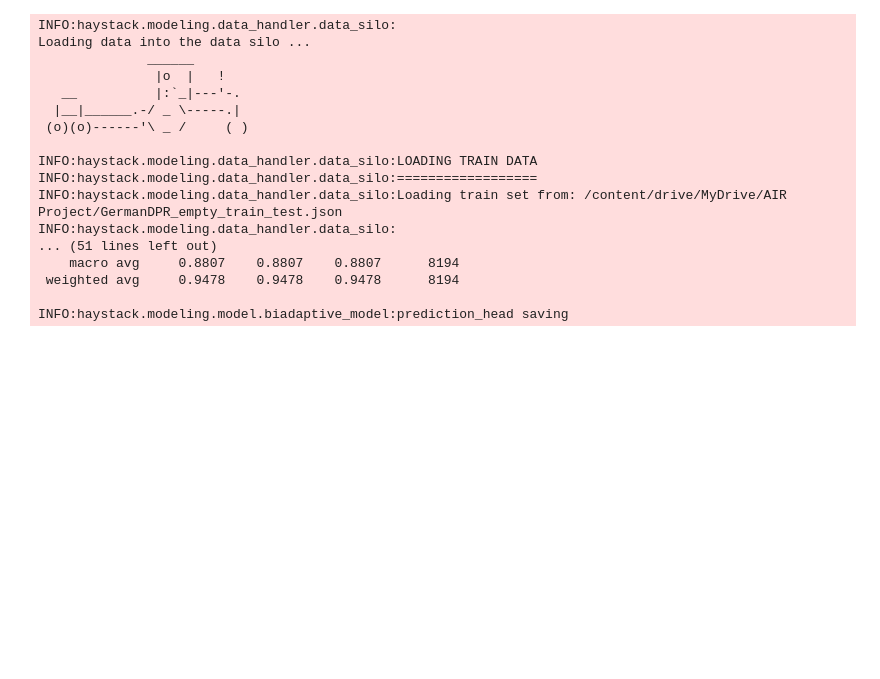
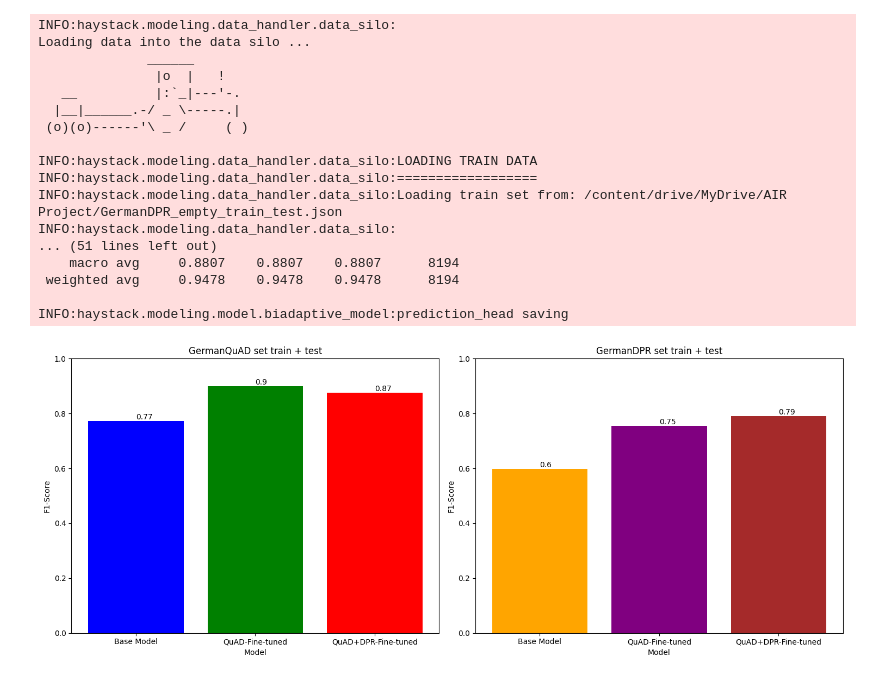
Before and after one commit to ValentinForster/AIRGroup14, a Jupyter notebook: Copy_of_AIR_Project_Colab_Haystack.ipynb, the cells around one changed output. Cells and saved outputs as stored; diff of their text form; code cells hidden in the pictures; blank space fills up the shorter version.

```diff
--- a/Copy_of_AIR_Project_Colab_Haystack.ipynb
+++ b/Copy_of_AIR_Project_Colab_Haystack.ipynb
@@ -398,27 +398,34 @@ INFO:haystack.modeling.model.biadaptive_model:prediction_head saving
 # %%
 import matplotlib.pyplot as plt
 
-models = ['Base Model', 'Fine-tuned', 'Testing with Train']
-values = [0.5458257713248639, 0.9060798548094374, 0.8825316895294322]
-f1_scores_germaquad = [0.5458257713248639, 0.9060798548094374, 0.8825316895294322]
-f1_scores_germandpr = [0.41853658536585364, 0.7736585365853659, 0.7715363881401616]
+models = ['Base Model', 'QuAD-Fine-tuned', 'QuAD+DPR-Fine-tuned']
+f1_scores_germaquad = [0.7731397459165156, 0.8992740471869328, 0.8747731397459164]
+f1_scores_germandpr = [0.5980487804878049, 0.7541463414634146, 0.791219512195122]
 
 fig, axes = plt.subplots(nrows=1, ncols=2, figsize=(15, 6))
 
 # germaquad
-axes[0].bar(models, f1_scores_germaquad, color=['blue', 'green', 'red'])
-axes[0].set_title('GermanQuAD')
+bars1 = axes[0].bar(models, f1_scores_germaquad, color=['blue', 'green', 'red'])
+axes[0].set_title('GermanQuAD set train + test')
 axes[0].set_xlabel('Model')
 axes[0].set_ylabel('F1-Score')
 axes[0].set_ylim(0, 1)
+for bar in bars1:
+    yval = bar.get_height()
+    axes[0].text(bar.get_x() + bar.get_width()/2.0, yval, round(yval, 2), va='bottom')
 
 # germandpr
-axes[1].bar(models, f1_scores_germandpr, color=['orange', 'purple', 'brown'])
-axes[1].set_title('GermanDPR')
+bars2 = axes[1].bar(models, f1_scores_germandpr, color=['orange', 'purple', 'brown'])
+axes[1].set_title('GermanDPR set train + test')
 axes[1].set_xlabel('Model')
 axes[1].set_ylabel('F1-Score')
 axes[1].set_ylim(0, 1)
+for bar in bars2:
+    yval = bar.get_height()
+    axes[1].text(bar.get_x() + bar.get_width()/2.0, yval, round(yval, 2), va='bottom')
 
 plt.tight_layout()
 plt.show()
+# %% [output]
+[figure, added]
 # %%
```
Also changed, not shown: parts of 2 cells of this notebook.
